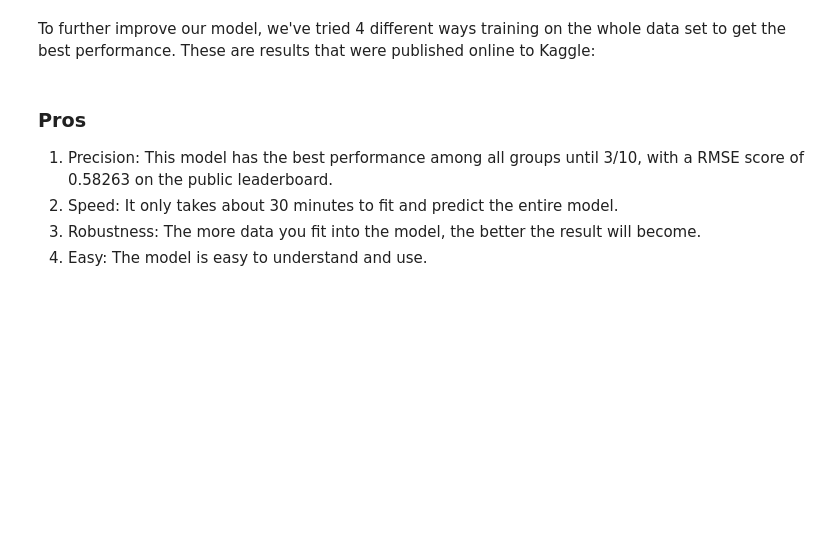
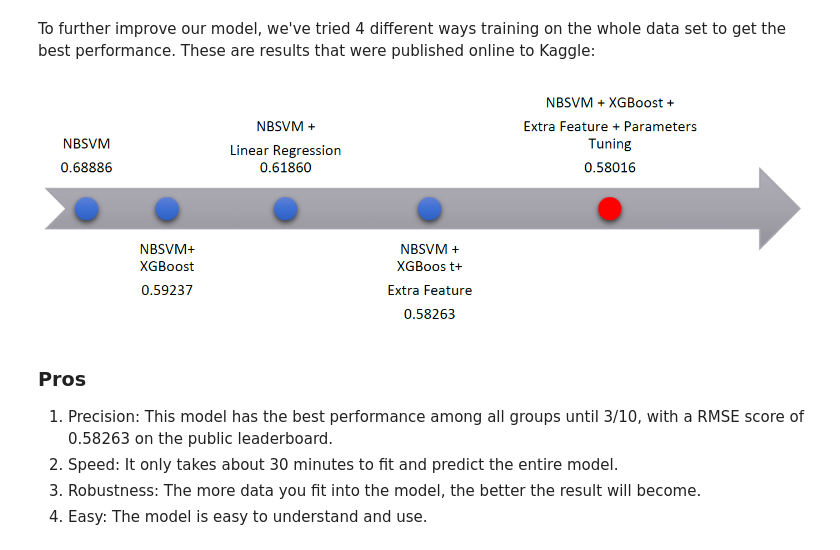
Before and after one commit to chilli0i0/628Groupwork2-1, a Jupyter notebook: Jupyter/Group 6 Module 2_ Draft Version.ipynb, the cells around one changed output. Saved outputs shown, nothing was run; the diff lists cells and outputs as text; code cells hidden in the pictures; blank space fills up the shorter version.

```diff
--- a/Jupyter/Group 6 Module 2_ Draft Version.ipynb
+++ b/Jupyter/Group 6 Module 2_ Draft Version.ipynb
@@ -76,5 +96,9 @@ Here is the timeline that shows how we get our final result based on 50000 train
 # %% [markdown]
 To further improve our model, we've tried 4 different ways training on the whole data set to get the best performance. These are results that were published online to Kaggle:
+# %%
+Image("../Plots/online timeline.png")
+# %% [output]
+[figure, added]
 # %% [markdown]
 ### Pros
 1. Precision: This model has the best performance among all groups until 3/10, with a RMSE score of 0.58263 on the public leaderboard.
```
Also changed, not shown: parts of 8 cells of this notebook.
